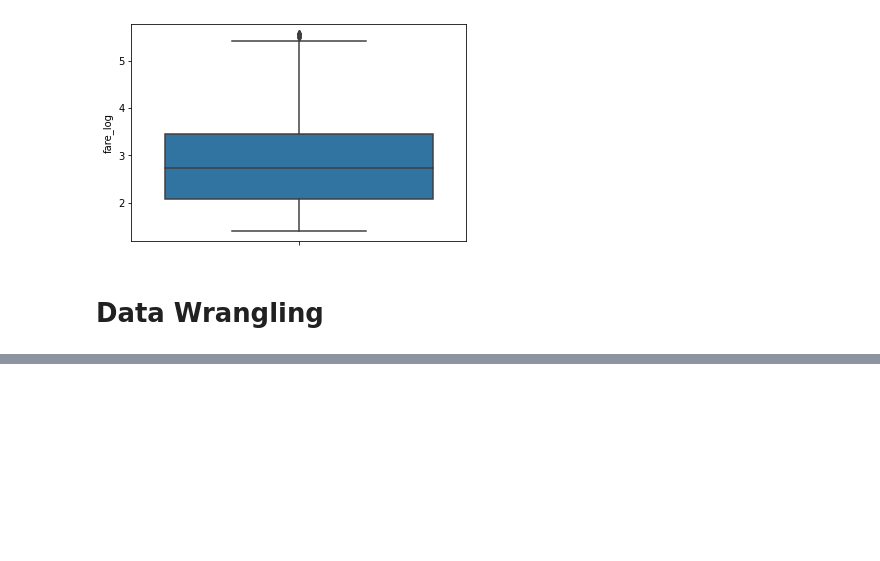
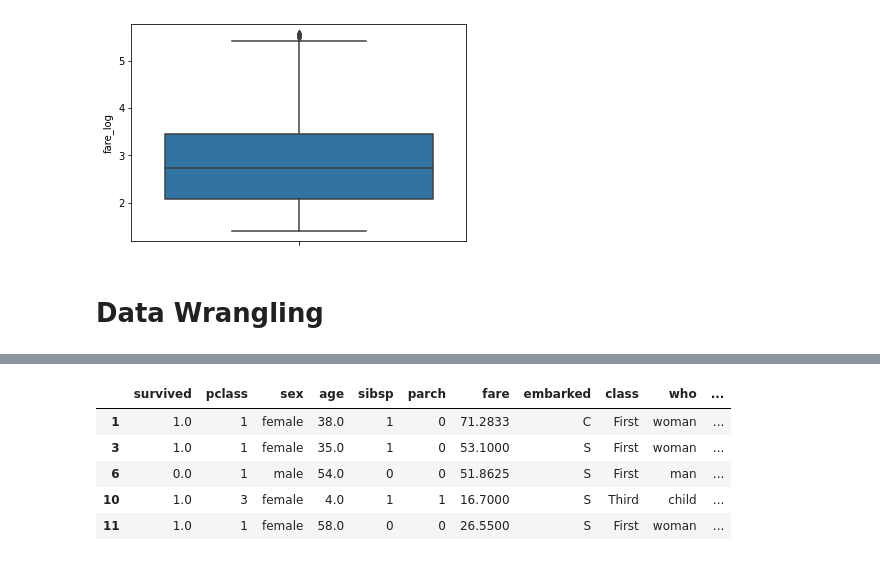
Before and after one commit to DataProfessor695/Full_Notebook, a Jupyter notebook: Beginer_Data_Science.ipynb, the cells around one changed output, grey strips where cells are left out. Drawn from its saved outputs; the diff is of its cells as text; code cells hidden in the pictures; blank space fills up the shorter version.

```diff
--- a/Beginer_Data_Science.ipynb
+++ b/Beginer_Data_Science.ipynb
@@ -2474,0 +2552,5 @@ plt.show()
+# %%
+# Use dron.na method
+print (kashti.shape)
+kashti.dropna(subset=['deck'],axis=0 ,inplace=True) # this will remove
+# Inplace = true modifies the data frame(change in original data_set)
@@ -2474,0 +2578,5 @@ plt.show()
+# %%
+# To drop na
+kashti = kashti.dropna()
+# to update the main dataframe
+kashti.isnull().sum() # remove na form whole dataframe
@@ -2474,0 +2695,4 @@ plt.show()
+# %%
+# use this method to convert datatype from one to another format
+kashti['survived'] = kashti['survived'].astype('float64')
+kashti.dtypes
@@ -2474,0 +2749,9 @@ plt.show()
+# %%
+kashti.head()
+# %% [output]
+|  | survived | pclass | sex | age | sibsp | parch | fare | embarked | class | who | ... |
+| 1 | 1.0 | 1 | female | 38.0 | 1 | 0 | 71.2833 | C | First | woman | ... |
+| 3 | 1.0 | 1 | female | 35.0 | 1 | 0 | 53.1000 | S | First | woman | ... |
+| 6 | 0.0 | 1 | male | 54.0 | 0 | 0 | 51.8625 | S | First | man | ... |
+| 10 | 1.0 | 3 | female | 4.0 | 1 | 1 | 16.7000 | S | Third | child | ... |
+| 11 | 1.0 | 1 | female | 58.0 | 0 | 0 | 26.5500 | S | First | woman | ... |
```
Also changed, not shown: parts of 37 cells of this notebook.
